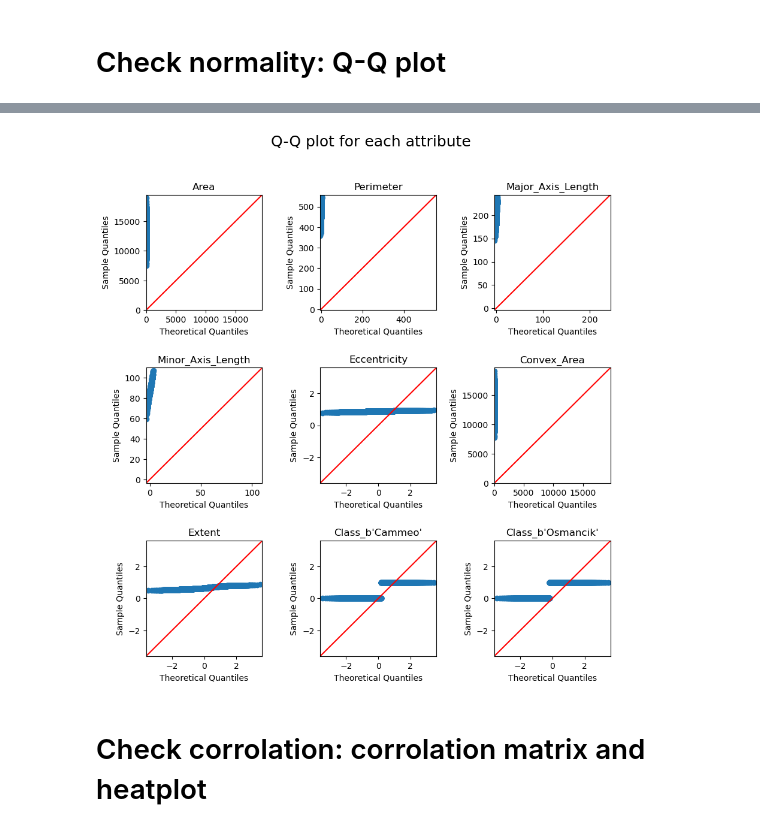
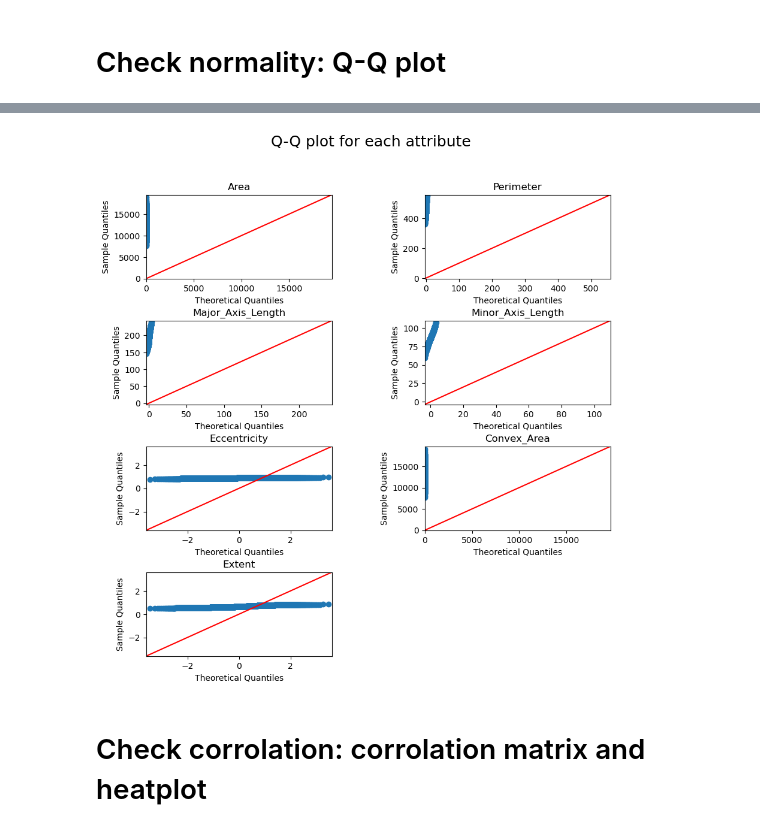
Before and after one commit to dzzz707/02450project1-group66, a Jupyter notebook: group66.ipynb, the cells around one changed output, grey strips where cells are left out. Cells and saved outputs as stored; diff of their text form; code cells hidden in the pictures.

Commit message:
Remove non-numeric atrributes from QQ-plots

```diff
--- a/group66.ipynb
+++ b/group66.ipynb
@@ -124,8 +124,8 @@ plt.show
 # %%
 # Zhong writes his code here
 # do one-out-of-K encoding for the attribute "Class"
-data_coded = pd.get_dummies(data, columns=["Class"])
-data_coded.head()
+data_numeric = pd.get_dummies(data, columns=["Class"])
+data_numeric.head()
 # %% [output]
 |  | Area | Perimeter | Major_Axis_Length | Minor_Axis_Length | Eccentricity | Convex_Area | Extent | ... |
 | 0 | 15231.0 | 525.578979 | 229.749878 | 85.093788 | 0.928882 | 15617.0 | 0.572896 | ... |
@@ -134,21 +134,22 @@ data_coded.head()
 | 3 | 13176.0 | 458.342987 | 193.337387 | 87.448395 | 0.891861 | 13368.0 | 0.640669 | ... |
 | 4 | 14688.0 | 507.166992 | 211.743378 | 89.312454 | 0.906691 | 15262.0 | 0.646024 | ... |
 # %%
-# check the normality of each attribute using q-q plot
-fig, ax = plt.subplots(3,3,figsize=(10,10))
-for i in range(0,9):
-    row_index = i//3
-    col_index = i%3
+# check the normality of each attribute using q-q plot (only for numerical attributes)
+fig, ax = plt.subplots(4,2,figsize=(10,10))
+for i in range(0,7):
+    row_index = i // 2
+    col_index = i % 2
     ax_temp = ax[row_index,col_index]
-    fig_qq = sm.qqplot(data_coded.iloc[:, i], line='45', ax=ax_temp)
-    ax_temp.set_title(data_coded.columns[i])
+    fig_qq = sm.qqplot(data_numeric.iloc[:, i], line='45', ax=ax_temp)
+    ax_temp.set_title(data_numeric.columns[i])
 fig.subplots_adjust(left=None, bottom=None, right=None, top=None, wspace=0.5, hspace=0.5)
+ax[3,1].axis('off')# remove the last subplot
 fig.suptitle("Q-Q plot for each attribute",fontsize=18)
 plt.show()
 save_path_qq = "../project1_data/qq_plot.png"
 fig.savefig(save_path_qq)
 # %% [output]
-[figure, old version]
+[figure, new version]
 # %% [markdown]
 # Check corrolation: corrolation matrix and heatplot
 # %%
```
